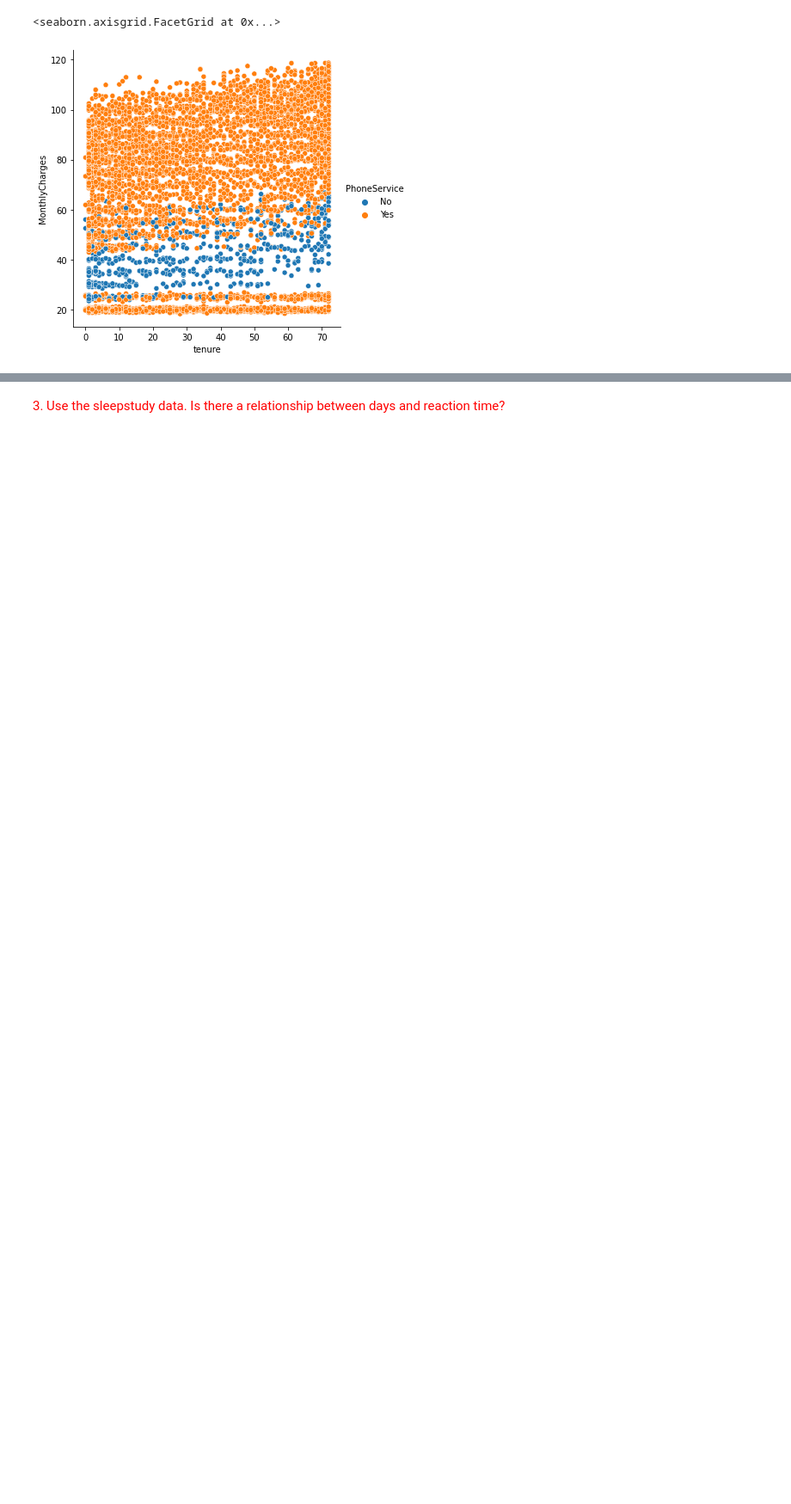
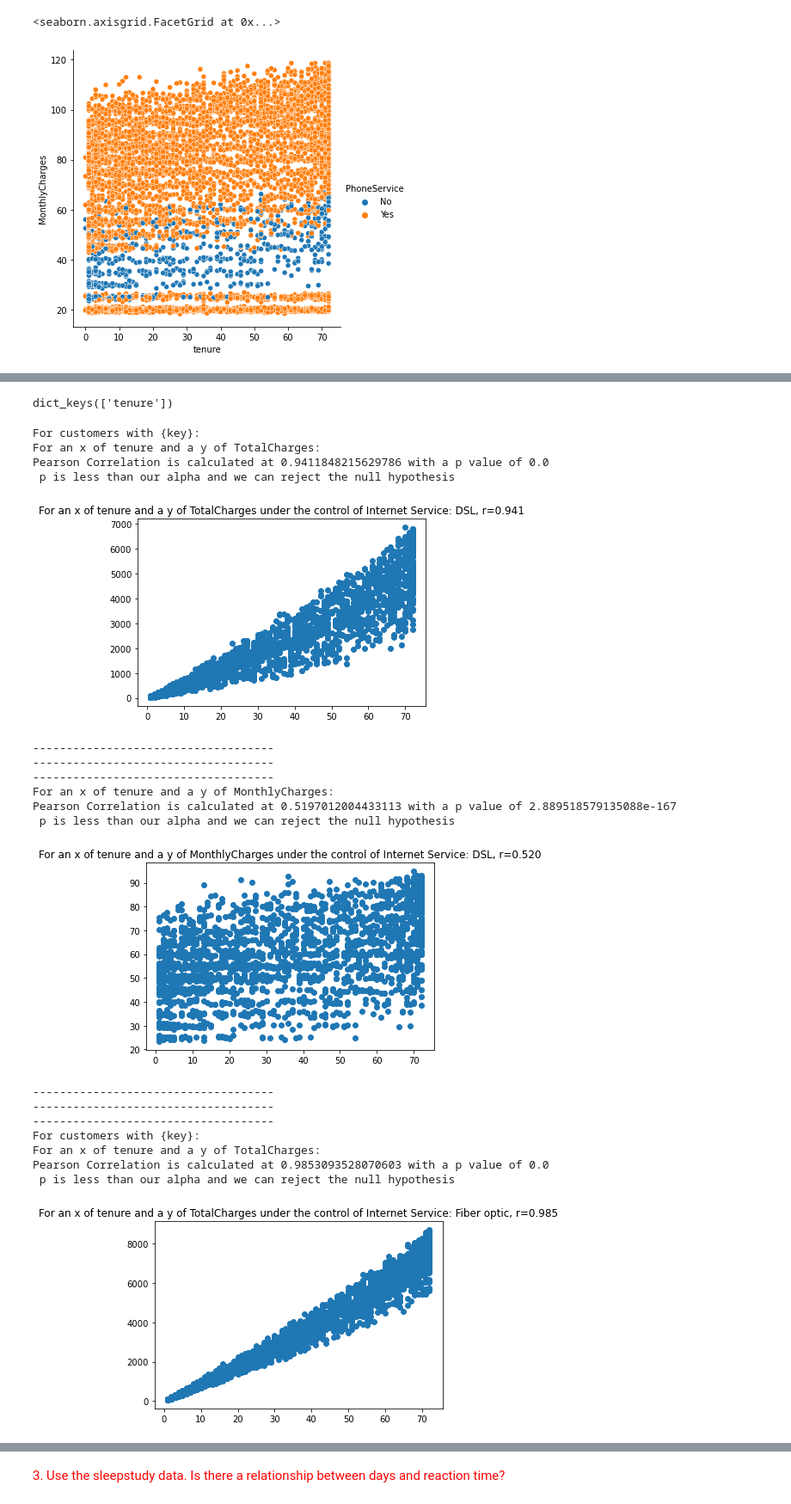
Before and after one commit to barbmarques/statistics-exercises, a Jupyter notebook: hypothesis_testing.ipynb, the cells around one changed output, grey strips where cells are left out. Shown at 86% size. Saved outputs shown, nothing was run; the diff lists cells and outputs as text; code cells hidden in the pictures; blank space fills up the shorter version.

```diff
--- a/hypothesis_testing.ipynb
+++ b/hypothesis_testing.ipynb
@@ -383,0 +476,52 @@ sns.relplot(x='tenure', y='MonthlyCharges', hue='PhoneService',data=telco)
+# %%
+x = {}
+y = {}
+control = ['InternetService', 'PhoneService', 'Internet_and_Phone']
+for cntrl in control:
+    for val in telco[cntrl].unique():
+        x[val] = {}
+        y[val] = {}
+        x[val]['tenure'] = telco['tenure'][telco[cntrl] == val]
+        y[val]['TotalCharges'] = telco['TotalCharges'][telco[cntrl] == val]
+        y[val]['MonthlyCharges'] = telco['MonthlyCharges'][telco[cntrl] == val]
+# %%
+x['Internet Service: DSL'].keys()
+# %% [output]
+dict_keys(['tenure'])
+# %%
+for key in y:
+    print('For customers with {key}: ')
+    for subkey in y[key]:
+        print(f'For an x of tenure and a y of {subkey}: ')
+        r, p = stats.pearsonr(x[key]['tenure'], y[key][subkey])
+        print(f'Pearson Correlation is calculated at {r} with a p value of {p}')
+        if p < 0.05:
+            print(f' p is less than our alpha and we can reject the null hypothesis')
+        plt.title(f'For an x of tenure and a y of {subkey} under the control of {key}, r={r:.3f}')
+        plt.scatter(x[key]['tenure'], y[key][subkey])
+        plt.show()
+        plt.clf()
+        print('------------------------------------')
+        print('------------------------------------')
+        print('------------------------------------')
+# %% [output]
+For customers with {key}:
+For an x of tenure and a y of TotalCharges:
+Pearson Correlation is calculated at 0.9411848215629786 with a p value of 0.0
+ p is less than our alpha and we can reject the null hypothesis
+[figure, added]
+------------------------------------
+------------------------------------
+------------------------------------
+For an x of tenure and a y of MonthlyCharges:
+Pearson Correlation is calculated at 0.5197012004433113 with a p value of 2.889518579135088e-167
+ p is less than our alpha and we can reject the null hypothesis
+[figure, added]
+------------------------------------
+------------------------------------
+------------------------------------
+For customers with {key}:
+For an x of tenure and a y of TotalCharges:
+Pearson Correlation is calculated at 0.9853093528070603 with a p value of 0.0
+ p is less than our alpha and we can reject the null hypothesis
+[figure, added]
```
Also changed, not shown: parts of 47 cells of this notebook.
